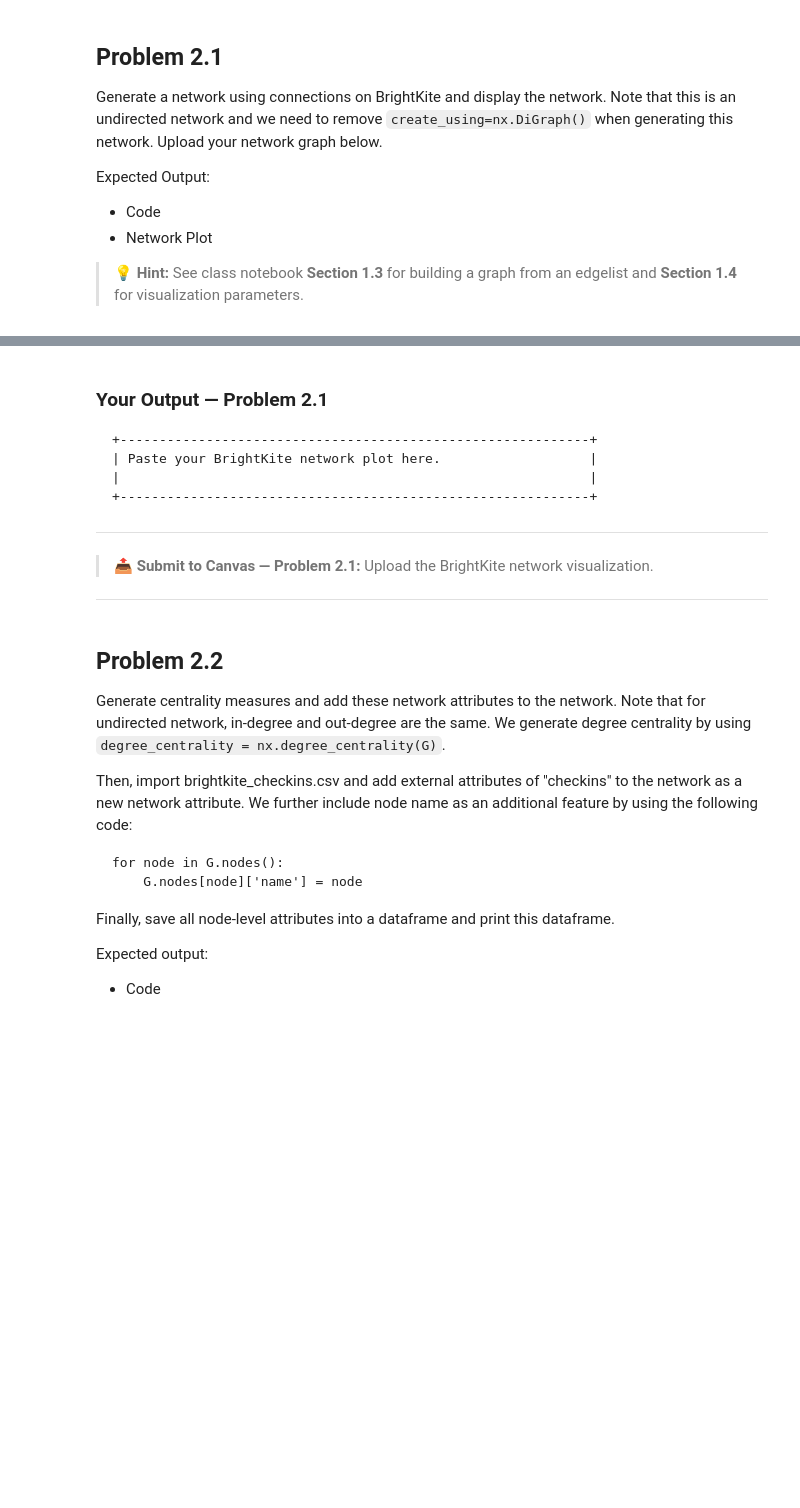
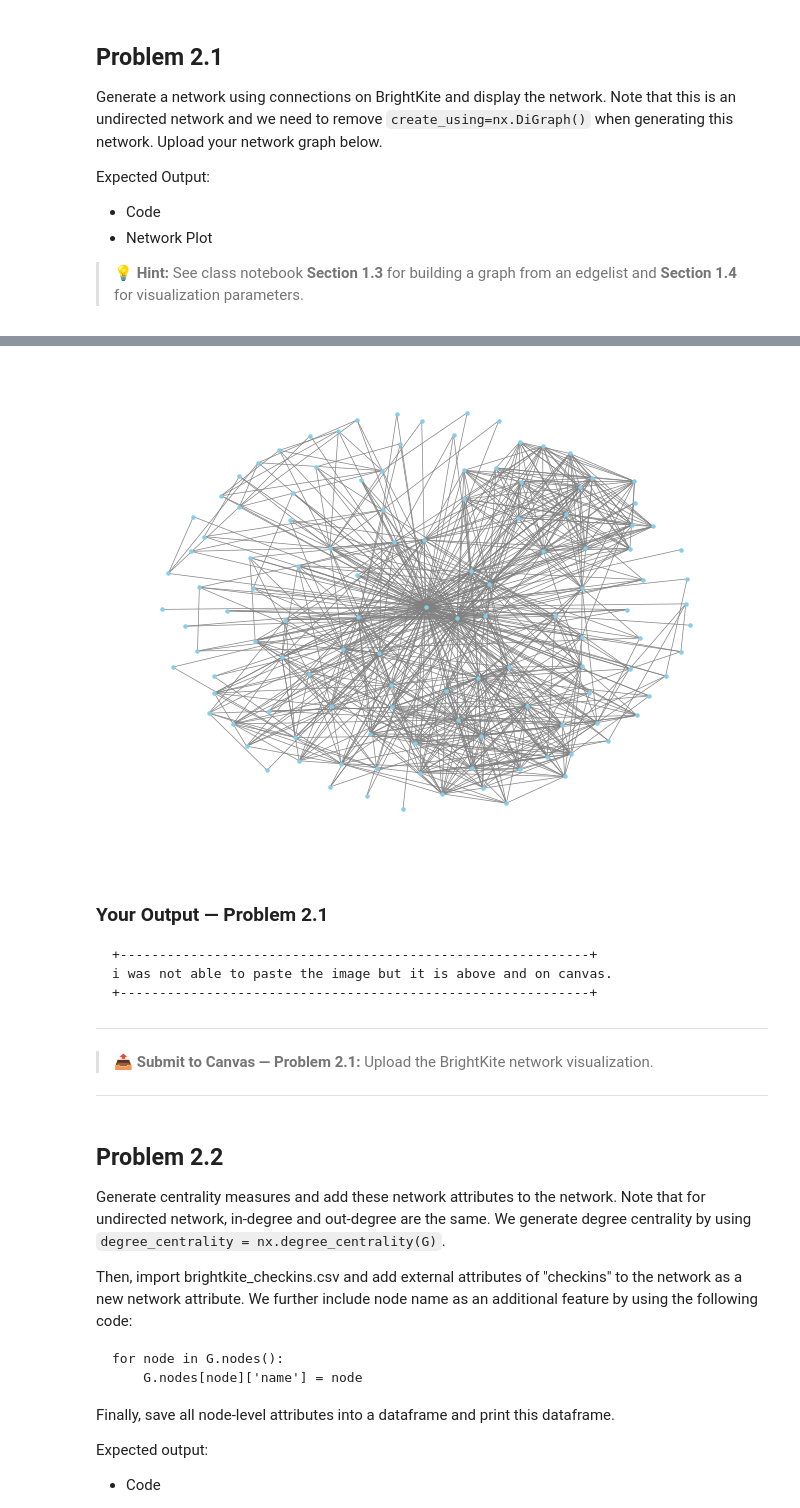
Before and after one commit to erobles600/WebAnalyticsHW, a Jupyter notebook: ITOM6219_HW4.ipynb, the cells around one changed output, grey strips where cells are left out. Drawn from its saved outputs; the diff is of its cells as text; code cells hidden in the pictures; blank space fills up the shorter version.

````diff
--- a/ITOM6219_HW4.ipynb
+++ b/ITOM6219_HW4.ipynb
@@ -267,16 +302,20 @@ edgelist
 # %%
 G=nx.from_pandas_edgelist(
-    #complete the code
-                            ) # No need to add create_using=nx.DiGraph() if it is an undirected graph
+        edgelist,
+    source='node1',
+    target='node2',
+)
+                             # No need to add create_using=nx.DiGraph() if it is an undirected graph
 
 nx.draw(G, with_labels=False, node_size=5,node_color='skyblue',width=0.5, edge_color='gray',pos= nx.kamada_kawai_layout(G))
+# %% [output]
+[figure, added]
 # %% [markdown]
 ### Your Output — Problem 2.1
 
 ```
 +------------------------------------------------------------+
-| Paste your BrightKite network plot here.                   |
-|                                                            |
+i was not able to paste the image but it is above and on canvas.
 +------------------------------------------------------------+
 ```
 
````
Also changed, not shown: parts of 15 cells of this notebook.
